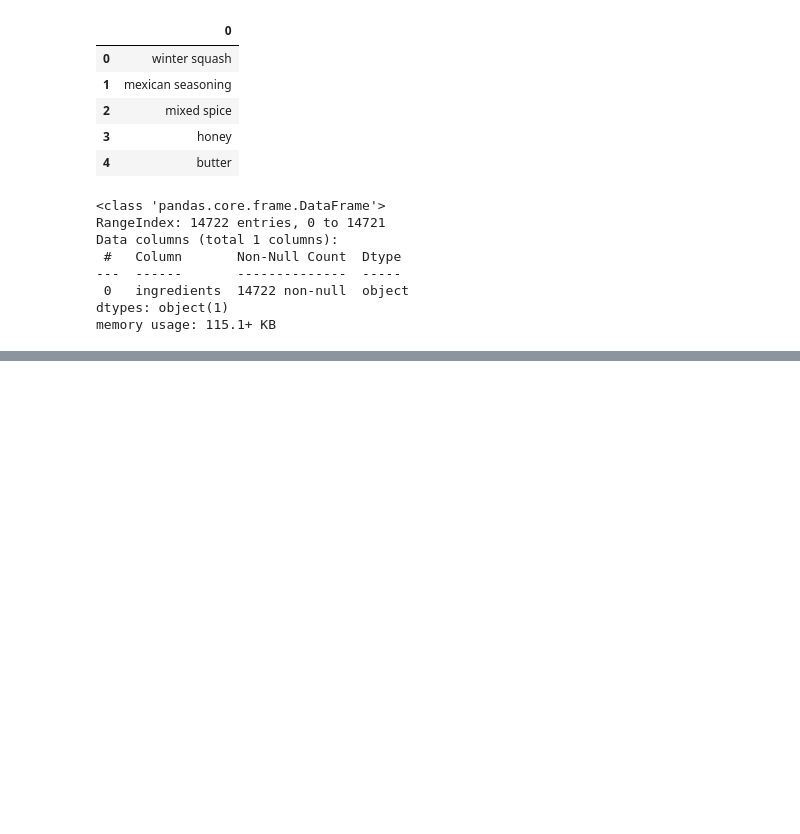
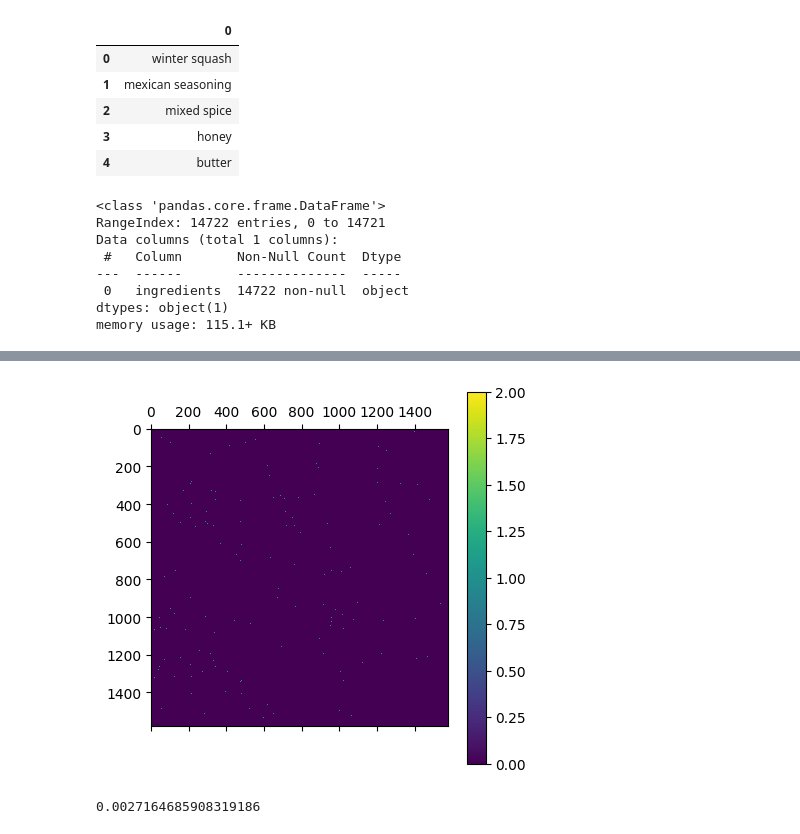
Before and after one commit to Tech-Prep-Mentor/Food-Recommendation-Data, a Jupyter notebook: recipes/ingredients.ipynb, the cells around one changed output, grey strips where cells are left out. Cells and saved outputs as stored; diff of their text form; code cells hidden in the pictures; blank space fills up the shorter version.

```diff
--- a/recipes/ingredients.ipynb
+++ b/recipes/ingredients.ipynb
@@ -62,29 +86,43 @@ data.join(pd.DataFrame(embeddings, index=data.index))
 # %%
 # Use random forest to predict the recipes
 from sklearn.ensemble import RandomForestClassifier
+from sklearn.decomposition import PCA
 from sklearn.model_selection import train_test_split
 from sklearn.metrics import accuracy_score
 
-# Split the data
-X_train, X_test, y_train, y_test = train_test_split(embeddings, data['id'], test_size=0.2, random_state=42)
+# Extract features and target
+X = embedded_ingre.drop(columns=['recipes', 'id', 'ingredients'])
+y = embedded_ingre['recipes'].values
+
+# Apply PCA
+pca = PCA(n_components=50)  # Adjust the number of components as needed
+X_reduced = pca.fit_transform(X)
+
+X_train, X_test, y_train, y_test = train_test_split(X_reduced, y, test_size=0.2, random_state=42)
 
 # Train
 rf = RandomForestClassifier()
 rf.fit(X_train, y_train)
 
 # Predict
 y_pred = rf.predict(X_test)
 
 # Evaluate
 accuracy_score(y_test, y_pred)
 
 # Visualize accuracy
 from sklearn.metrics import confusion_matrix
 
 cm = confusion_matrix(y_test, y_pred)
 plt.matshow(cm)
 plt.colorbar()
 plt.show()
+# %% [output]
+[figure, added]
+# %%
+accuracy_score(y_test, y_pred)
+# %% [output]
+0.0027164685908319186
 # %%
 # import torch
 # from transformers import AutoTokenizer, AutoModel
```
Also changed, not shown: parts of 6 cells of this notebook.
